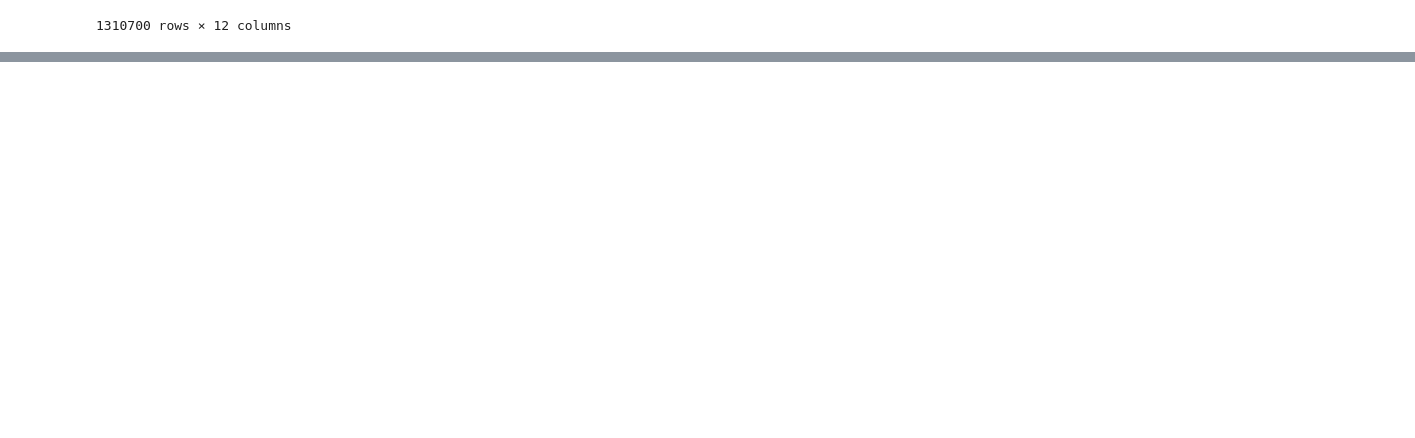
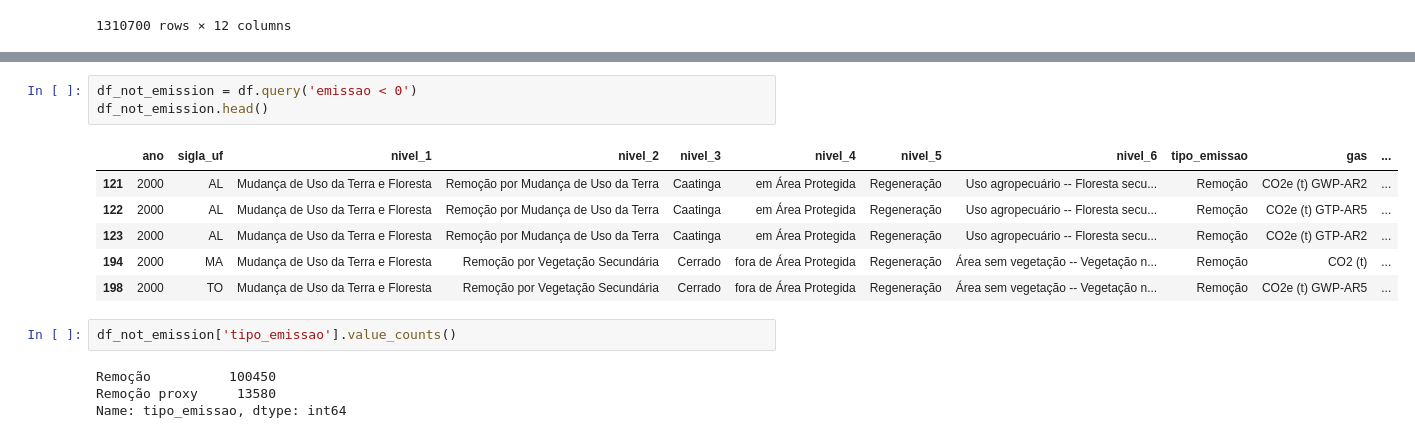
Before and after one commit to eduardochaves1/efeito-estufa-brasil, a Jupyter notebook: notebooks/eda.ipynb, the cells around one changed output, grey strips where cells are left out. Saved outputs shown, nothing was run; the diff lists cells and outputs as text; blank space fills up the shorter version.

```diff
--- a/notebooks/eda.ipynb
+++ b/notebooks/eda.ipynb
@@ -46 +44,17 @@ df.sort_values('emissao')
 1310700 rows × 12 columns
+# %%
+df_not_emission = df.query('emissao < 0')
+df_not_emission.head()
+# %% [output]
+|  | ano | sigla_uf | nivel_1 | nivel_2 | nivel_3 | nivel_4 | nivel_5 | nivel_6 | tipo_emissao | gas | ... |
+| 121 | 2000 | AL | Mudança de Uso da Terra e Floresta | Remoção por Mudança de Uso da Terra | Caatinga | em Área Protegida | Regeneração | Uso agropecuário -- Floresta secu... | Remoção | CO2e (t) GWP-AR2 | ... |
+| 122 | 2000 | AL | Mudança de Uso da Terra e Floresta | Remoção por Mudança de Uso da Terra | Caatinga | em Área Protegida | Regeneração | Uso agropecuário -- Floresta secu... | Remoção | CO2e (t) GTP-AR5 | ... |
+| 123 | 2000 | AL | Mudança de Uso da Terra e Floresta | Remoção por Mudança de Uso da Terra | Caatinga | em Área Protegida | Regeneração | Uso agropecuário -- Floresta secu... | Remoção | CO2e (t) GTP-AR2 | ... |
+| 194 | 2000 | MA | Mudança de Uso da Terra e Floresta | Remoção por Vegetação Secundária | Cerrado | fora de Área Protegida | Regeneração | Área sem vegetação -- Vegetação n... | Remoção | CO2 (t) | ... |
+| 198 | 2000 | TO | Mudança de Uso da Terra e Floresta | Remoção por Vegetação Secundária | Cerrado | fora de Área Protegida | Regeneração | Área sem vegetação -- Vegetação n... | Remoção | CO2e (t) GWP-AR5 | ... |
+# %%
+df_not_emission['tipo_emissao'].value_counts()
+# %% [output]
+Remoção          100450
+Remoção proxy     13580
+Name: tipo_emissao, dtype: int64
```
Also changed, not shown: parts of 9 cells of this notebook.
